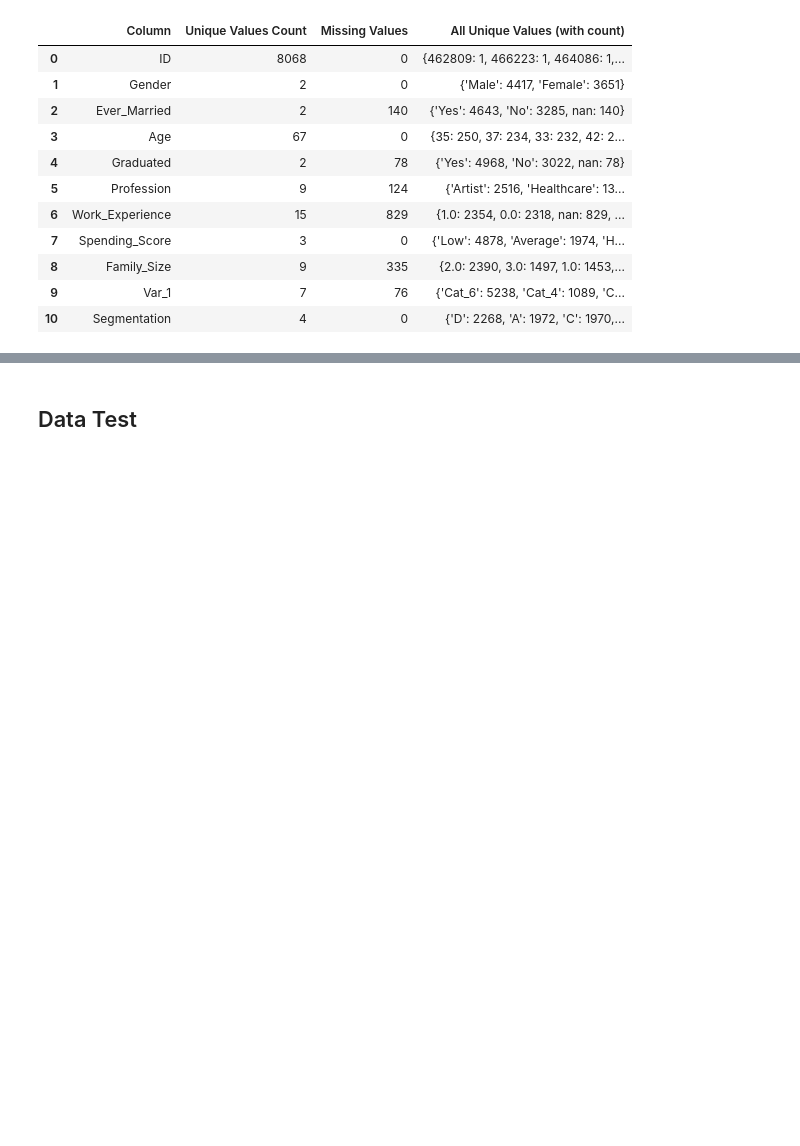
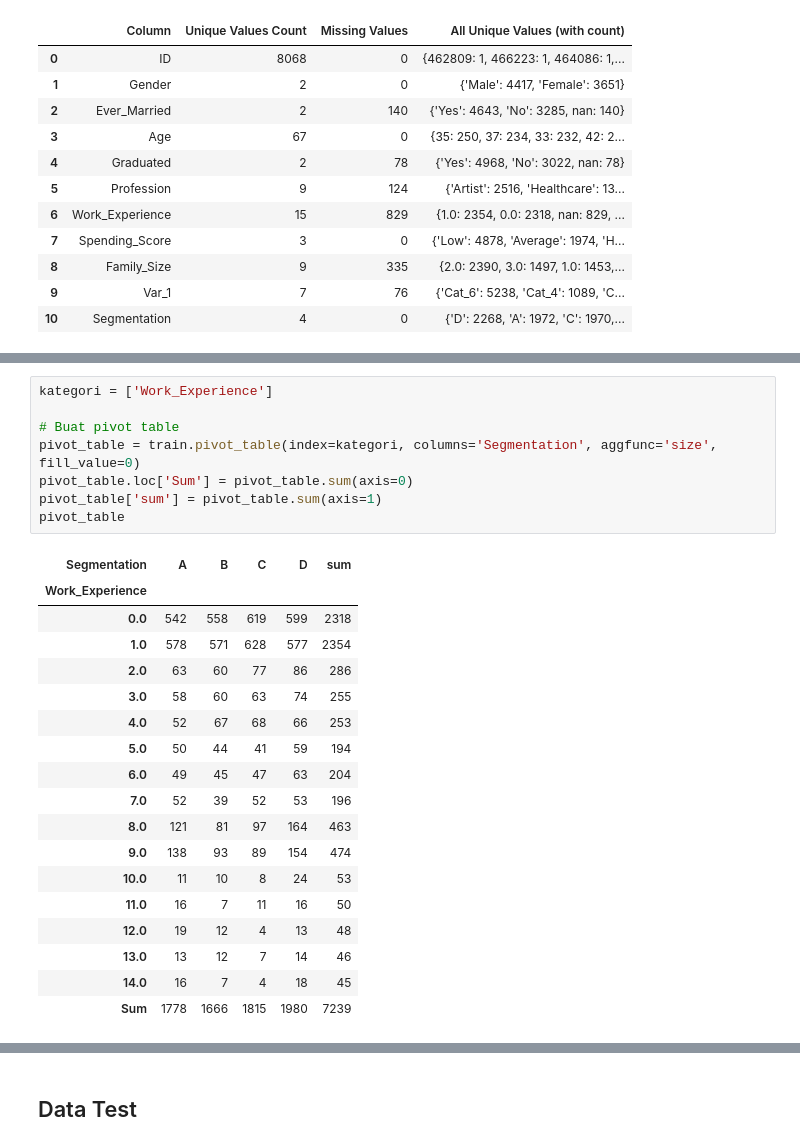
Before and after one commit to Smjfirna/Customer_Segmentation, a Jupyter notebook: Customer_Segmentation.ipynb, the cells around one changed output, grey strips where cells are left out. Cells and saved outputs as stored; diff of their text form; blank space fills up the shorter version.

```diff
--- a/Customer_Segmentation.ipynb
+++ b/Customer_Segmentation.ipynb
@@ -224,0 +379,27 @@ display_all_unique_with_duplicates(train)
+# %%
+kategori = ['Work_Experience']
+
+# Buat pivot table
+pivot_table = train.pivot_table(index=kategori, columns='Segmentation', aggfunc='size', fill_value=0)
+pivot_table.loc['Sum'] = pivot_table.sum(axis=0)
+pivot_table['sum'] = pivot_table.sum(axis=1)
+pivot_table
+# %% [output]
+| Segmentation | A | B | C | D | sum |
+| Work_Experience |  |  |  |  |  |
+| 0.0 | 542 | 558 | 619 | 599 | 2318 |
+| 1.0 | 578 | 571 | 628 | 577 | 2354 |
+| 2.0 | 63 | 60 | 77 | 86 | 286 |
+| 3.0 | 58 | 60 | 63 | 74 | 255 |
+| 4.0 | 52 | 67 | 68 | 66 | 253 |
+| 5.0 | 50 | 44 | 41 | 59 | 194 |
+| 6.0 | 49 | 45 | 47 | 63 | 204 |
+| 7.0 | 52 | 39 | 52 | 53 | 196 |
+| 8.0 | 121 | 81 | 97 | 164 | 463 |
+| 9.0 | 138 | 93 | 89 | 154 | 474 |
+| 10.0 | 11 | 10 | 8 | 24 | 53 |
+| 11.0 | 16 | 7 | 11 | 16 | 50 |
+| 12.0 | 19 | 12 | 4 | 13 | 48 |
+| 13.0 | 13 | 12 | 7 | 14 | 46 |
+| 14.0 | 16 | 7 | 4 | 18 | 45 |
+| Sum | 1778 | 1666 | 1815 | 1980 | 7239 |
```
Also changed, not shown: parts of 21 cells of this notebook.
